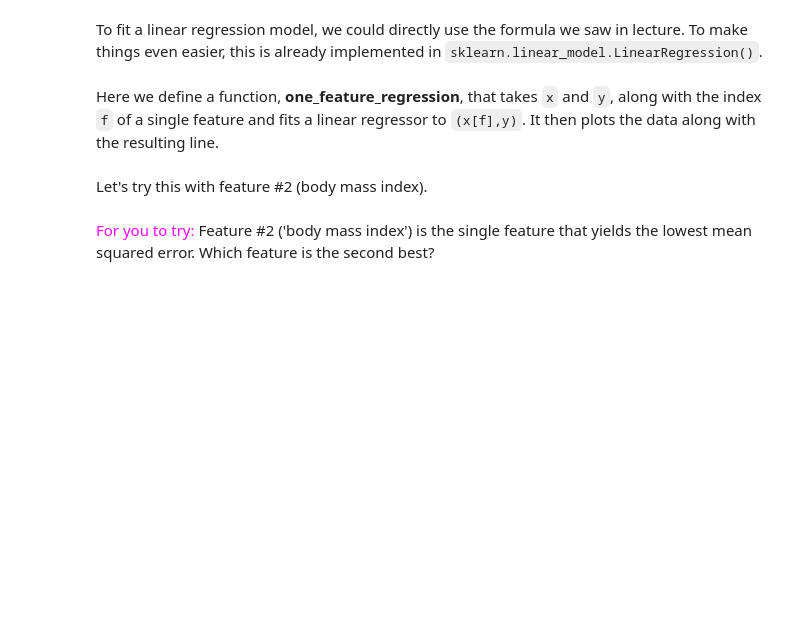
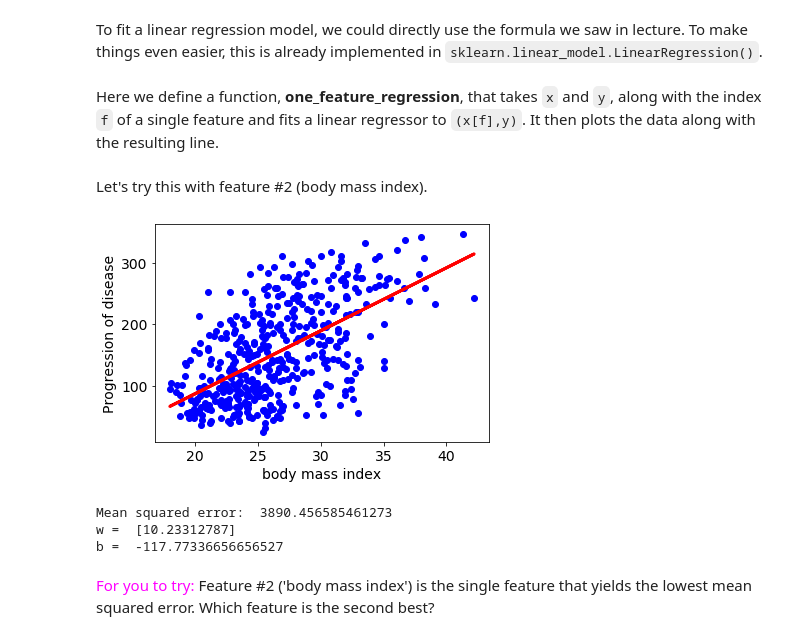
Before and after one commit to thienlehieu/UCSanDiegoX-DSE220x-Machine-Learning-Fundamentals, a Jupyter notebook: 4/diabetes-regression/diabetes-regression/diabetes-regression.ipynb, the cells around one changed output. Saved outputs shown, nothing was run; the diff lists cells and outputs as text; code cells hidden in the pictures; blank space fills up the shorter version.

```diff
--- a/4/diabetes-regression/diabetes-regression/diabetes-regression.ipynb
+++ b/4/diabetes-regression/diabetes-regression/diabetes-regression.ipynb
@@ -62,13 +68,18 @@ def one_feature_regression(x,y,f):
     plt.ylabel('Progression of disease', fontsize=14)
     plt.show()
     print("Mean squared error: ", mean_squared_error(y, y_pred))
-    return regr
+    return (regr, mean_squared_error(y, y_pred))
 # %% [markdown]
 Let's try this with feature #2 (body mass index).
 # %%
-regr = one_feature_regression(x,y,2)
+regr, mse = one_feature_regression(x,y,2)
 print("w = ", regr.coef_)
 print("b = ", regr.intercept_)
+# %% [output]
+[figure, added]
+Mean squared error:  3890.456585461273
+w =  [10.23312787]
+b =  -117.77336656656527
 # %% [markdown]
 <font color="magenta">For you to try:</font> Feature #2 ('body mass index') is the single feature that yields the lowest mean squared error. Which feature is the second best?
 # %%
```
Also changed, not shown: parts of 6 cells of this notebook.
